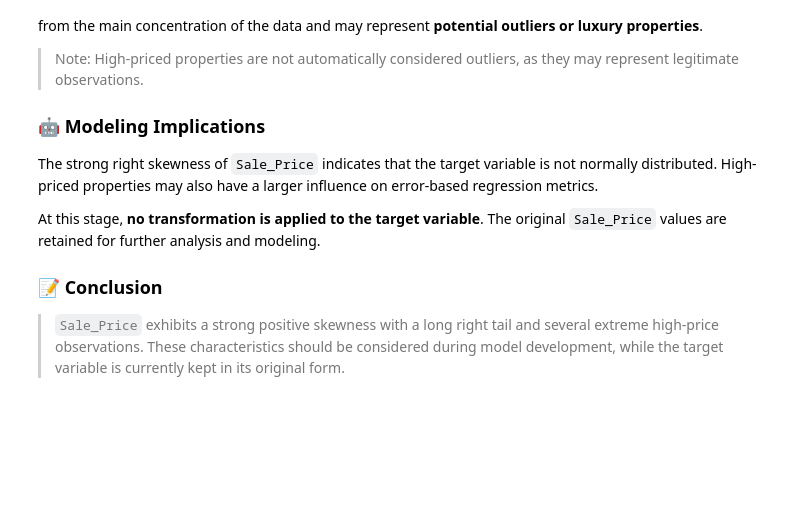
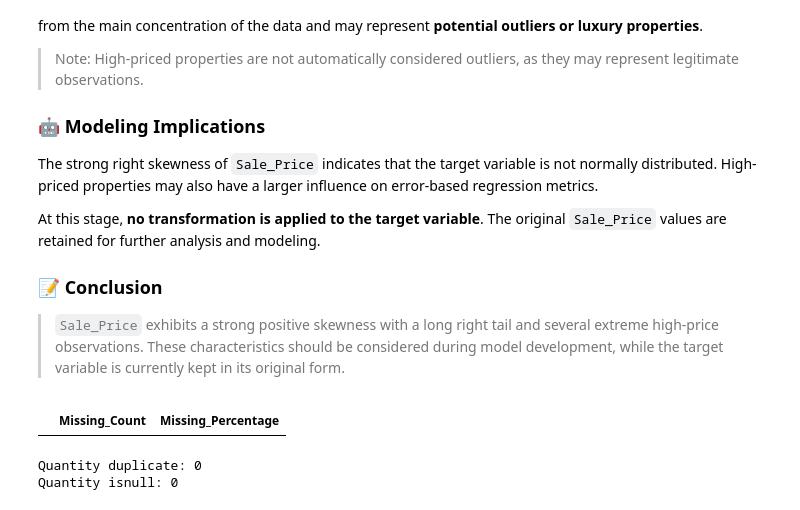
Before and after one commit to Mohamadzf23/ames-housing-price-prediction, a Jupyter notebook: src/ames_housing_price_prediction.ipynb, the cells around one changed output. Cells and saved outputs as stored; diff of their text form; code cells hidden in the pictures; blank space fills up the shorter version.

```diff
--- a/src/ames_housing_price_prediction.ipynb
+++ b/src/ames_housing_price_prediction.ipynb
@@ -277,3 +271,23 @@ At this stage, **no transformation is applied to the target variable**. The orig
 ### 📝 Conclusion
 
 > `Sale_Price` exhibits a strong positive skewness with a long right tail and several extreme high-price observations. These characteristics should be considered during model development, while the target variable is currently kept in its original form.
+# %%
+missing_summary = pd.DataFrame({
+    "Missing_Count": df.isnull().sum(),
+    "Missing_Percentage": df.isnull().mean() * 100
+})
+
+missing_summary = (
+    missing_summary[missing_summary["Missing_Count"] > 0]
+    .sort_values("Missing_Percentage", ascending=False)
+)
+
+missing_summary
+# %% [output]
+|  | Missing_Count | Missing_Percentage |
+# %%
+print(f"Quantity duplicate: {df.duplicated().sum()}")
+print(f"Quantity isnull: {df.isnull().sum().sum()}")
+# %% [output]
+Quantity duplicate: 0
+Quantity isnull: 0
```
Also changed, not shown: parts of 5 cells of this notebook.
